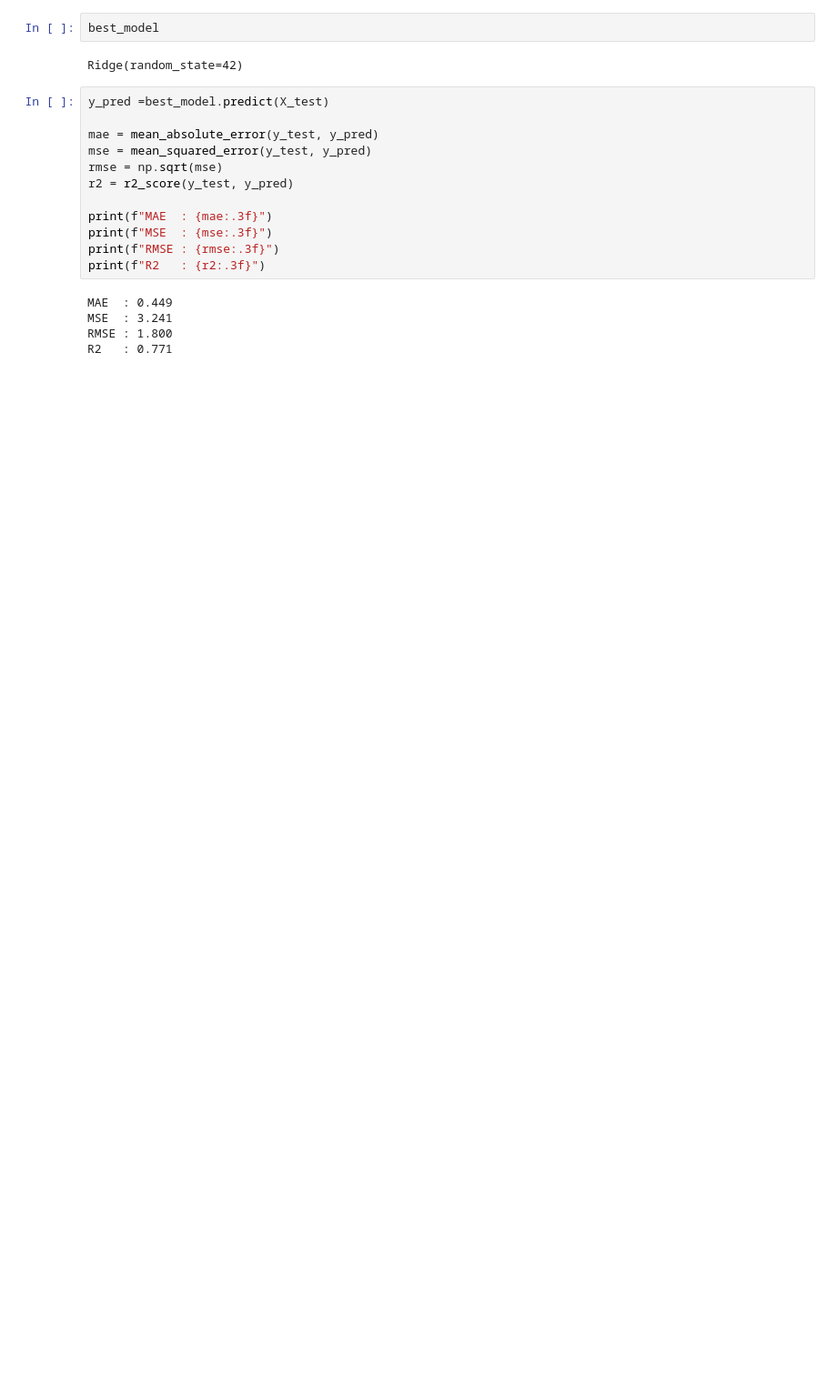
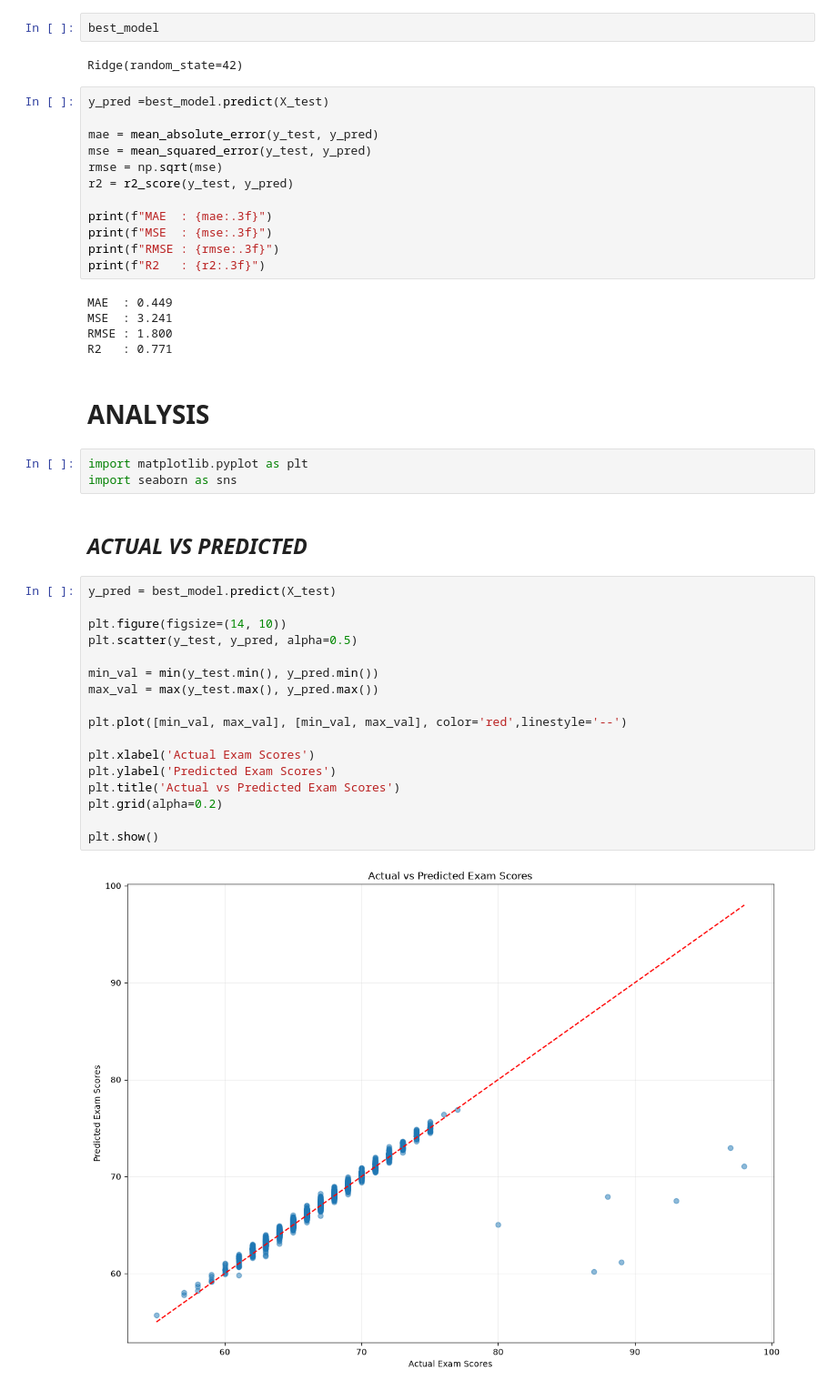
Before and after one commit to GantaLabs/StudentPerformanceFactors, a Jupyter notebook: notebook/03_Modeling_Evaluating.ipynb, the cells around one changed output. Shown at 91% size. Drawn from its saved outputs; the diff is of its cells as text; blank space fills up the shorter version.

```diff
--- a/notebook/03_Modeling_Evaluating.ipynb
+++ b/notebook/03_Modeling_Evaluating.ipynb
@@ -159,6 +159,32 @@ MAE  : 0.449
 MSE  : 3.241
 RMSE : 1.800
 R2   : 0.771
+# %% [markdown]
+# **ANALYSIS**
+# %%
+import matplotlib.pyplot as plt
+import seaborn as sns
+# %% [markdown]
+## *ACTUAL VS PREDICTED*
+# %%
+y_pred = best_model.predict(X_test)
+
+plt.figure(figsize=(14, 10))
+plt.scatter(y_test, y_pred, alpha=0.5)
+
+min_val = min(y_test.min(), y_pred.min())
+max_val = max(y_test.max(), y_pred.max())
+
+plt.plot([min_val, max_val], [min_val, max_val], color='red',linestyle='--')
+
+plt.xlabel('Actual Exam Scores')
+plt.ylabel('Predicted Exam Scores')
+plt.title('Actual vs Predicted Exam Scores')
+plt.grid(alpha=0.2)
+
+plt.show()
+# %% [output]
+[figure, added]
 # %%
 import matplotlib.pyplot as plt
 
```
Also changed, not shown: parts of 2 cells of this notebook, 1 other file.
